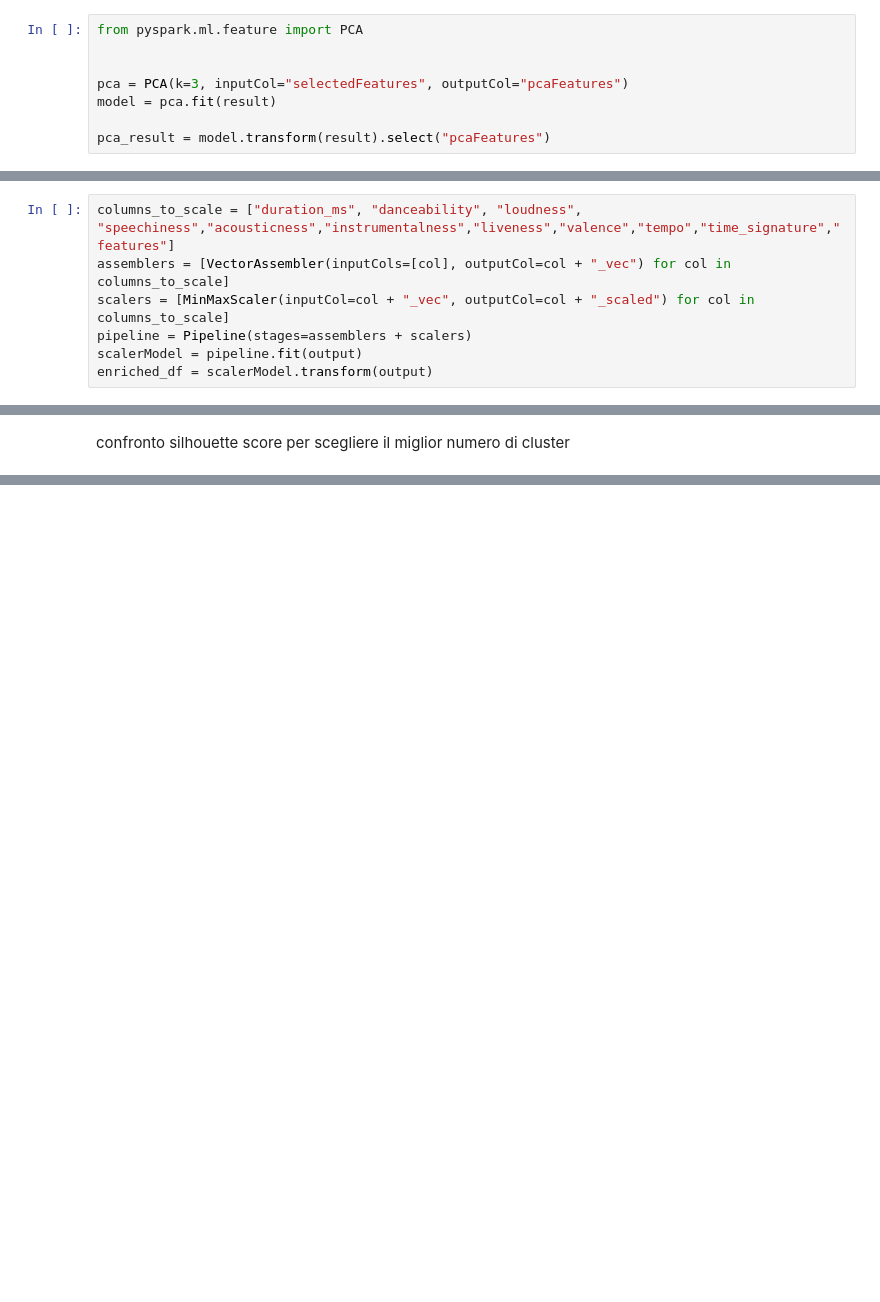
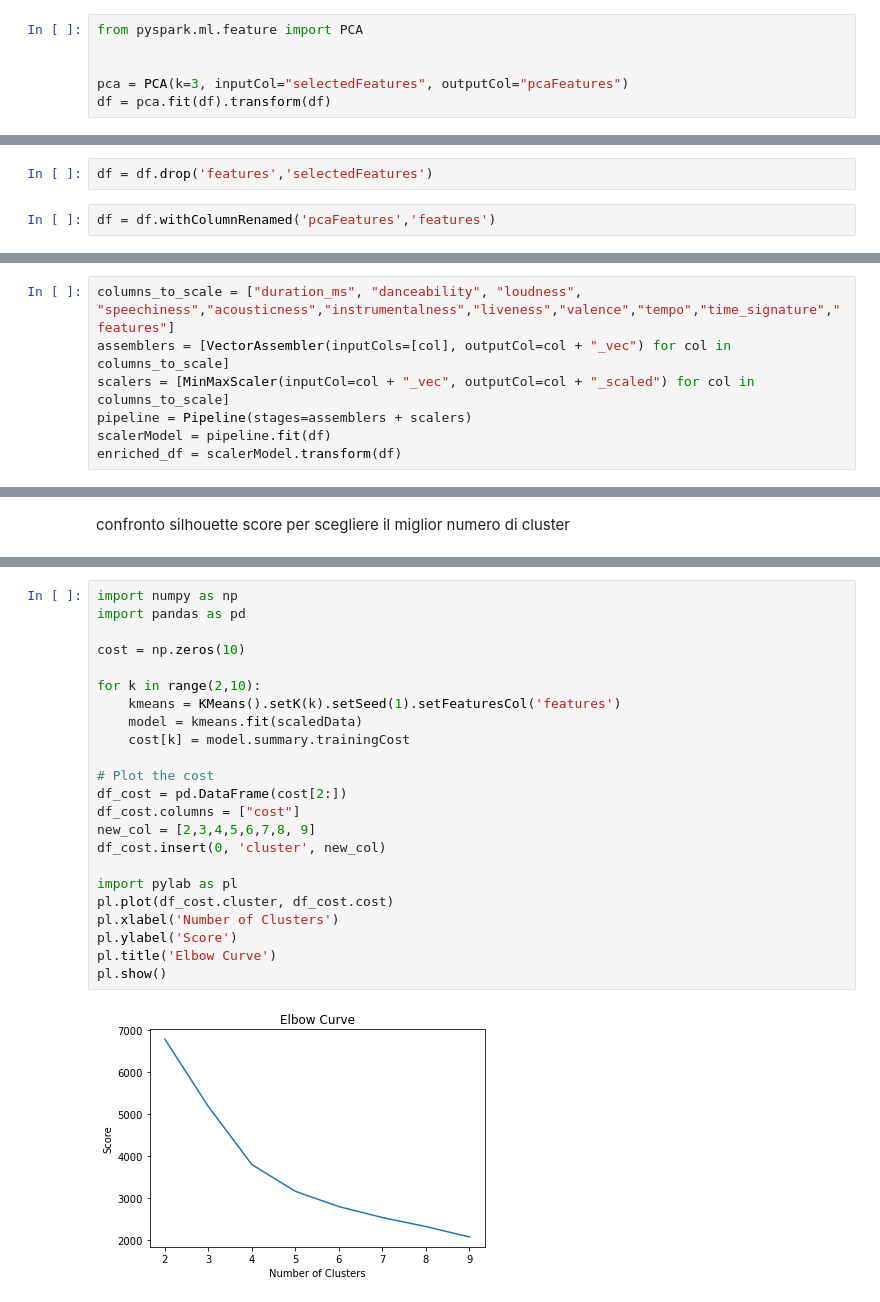
Before and after one commit to carloalbe/Pyspark-Spotify-Analysis, a Jupyter notebook: spotify_clustering.ipynb, the cells around one changed output, grey strips where cells are left out. Drawn from its saved outputs; the diff is of its cells as text; blank space fills up the shorter version.

```diff
--- a/spotify_clustering.ipynb
+++ b/spotify_clustering.ipynb
@@ -121,6 +126,4 @@ from pyspark.ml.feature import PCA
 
 
 pca = PCA(k=3, inputCol="selectedFeatures", outputCol="pcaFeatures")
-model = pca.fit(result)
-
-pca_result = model.transform(result).select("pcaFeatures")
+df = pca.fit(df).transform(df)
@@ -142,0 +134,4 @@ pca_result.toPandas()
+# %%
+df = df.drop('features','selectedFeatures')
+# %%
+df = df.withColumnRenamed('pcaFeatures','features')
@@ -152,8 +167,8 @@ columns_to_scale = ["duration_ms", "danceability", "loudness", "speechiness","ac
 assemblers = [VectorAssembler(inputCols=[col], outputCol=col + "_vec") for col in columns_to_scale]
 scalers = [MinMaxScaler(inputCol=col + "_vec", outputCol=col + "_scaled") for col in columns_to_scale]
 pipeline = Pipeline(stages=assemblers + scalers)
-scalerModel = pipeline.fit(output)
-enriched_df = scalerModel.transform(output)
+scalerModel = pipeline.fit(df)
+enriched_df = scalerModel.transform(df)
 # %%
 names = {x + "_scaled": x for x in columns_to_scale}
 scaledData = enriched_df.select([f.col(c).alias(names[c]) for c in names.keys()])
@@ -221,3 +230,28 @@ k=19, Silhouette Score:0.27383824596196477
+# %%
+import numpy as np
+import pandas as pd
+
+cost = np.zeros(10)
+
+for k in range(2,10):
+    kmeans = KMeans().setK(k).setSeed(1).setFeaturesCol('features')
+    model = kmeans.fit(scaledData)
+    cost[k] = model.summary.trainingCost
+
+# Plot the cost
+df_cost = pd.DataFrame(cost[2:])
+df_cost.columns = ["cost"]
+new_col = [2,3,4,5,6,7,8, 9]
+df_cost.insert(0, 'cluster', new_col)
+
+import pylab as pl
+pl.plot(df_cost.cluster, df_cost.cost)
+pl.xlabel('Number of Clusters')
+pl.ylabel('Score')
+pl.title('Elbow Curve')
+pl.show()
+# %% [output]
+[figure, added]
 # %%
 # Trains a k-means model.
 kmeans = KMeans(featuresCol='features', k=4)
```
Also changed, not shown: parts of 16 cells of this notebook.
